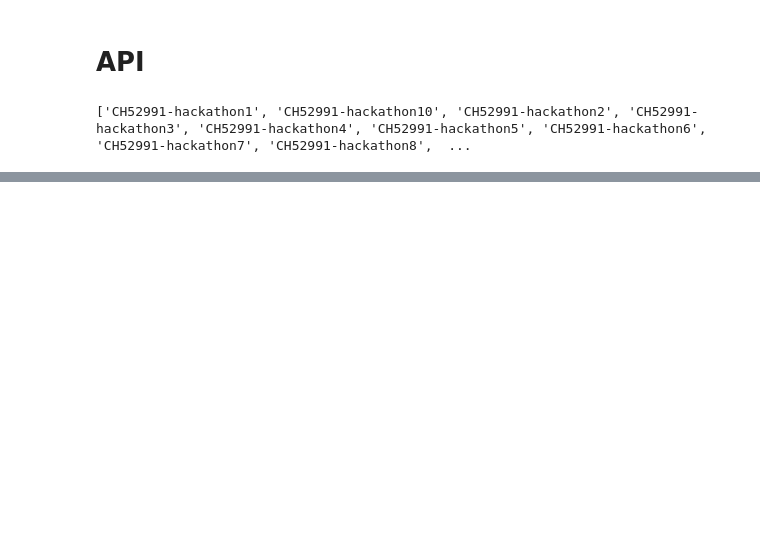
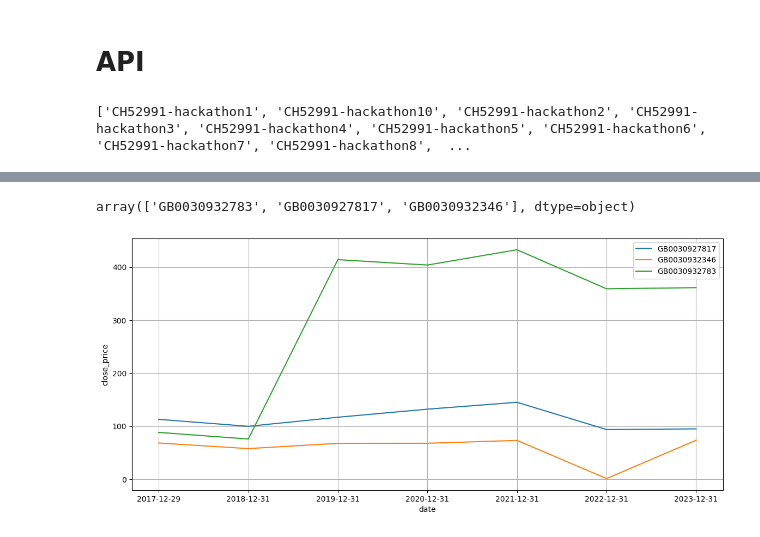
Before and after one commit to martint201/2024-START_hackathon, a Jupyter notebook: src/notebook.ipynb, the cells around one changed output, grey strips where cells are left out. Drawn from its saved outputs; the diff is of its cells as text; code cells hidden in the pictures; blank space fills up the shorter version.

```diff
--- a/src/notebook.ipynb
+++ b/src/notebook.ipynb
@@ -142,0 +381,6 @@ dict_data
+# %%
+# select ESG criteria and plot
+non_esg_funds = df[
+    (df["ProductType"] <= 7) & (df["Environment"] <= 0.5) & (df["Social"] <= 0.5)
+]
+non_esg_funds["instrument_isin"].unique()
@@ -142,0 +429,19 @@ dict_data
+# %%
+non_esg_data = pd.DataFrame(columns=["instrument_isin", "close_price"])
+for fund in non_esg_funds_gb.index.get_level_values(0).unique():
+    temp = non_esg_funds_gb.loc[fund] / non_esg_funds_gb.loc[fund].iloc[0] * 100
+    temp["instrument_isin"] = fund
+    temp["log_return"] = np.log(temp["close_price"]).diff()
+    non_esg_data = pd.concat(
+        (
+            non_esg_data,
+            temp,
+        ),
+        axis=0,
+    )
+
+# non_esg_data =
+non_esg_data = non_esg_data.reset_index().rename(
+    columns={"index": "date"}
+)  # .groupby("instrument_isin").apply(lambda x: x)
+non_esg_data.head()
@@ -142,0 +456,6 @@ dict_data
+# %%
+np.random.seed(1)
+random_non_esg_funds = np.random.choice(non_esg_data["instrument_isin"].unique(), size=3)
+random_non_esg_funds
+# %% [output]
+array(['GB0030932783', 'GB0030927817', 'GB0030932346'], dtype=object)
@@ -142,0 +464,17 @@ dict_data
+# %%
+import seaborn as sns
+
+plt.figure(figsize=(14, 6))
+sns.lineplot(
+    data=non_esg_data[np.isin(non_esg_data["instrument_isin"], random_non_esg_funds)],
+    x="date",
+    y="close_price",
+    hue="instrument_isin",
+    errorbar=None
+)
+
+plt.legend(loc="best")
+plt.grid(True)
+plt.show()
+# %% [output]
+[figure, added]
```
Also changed, not shown: parts of 57 cells of this notebook, 19 other files.
